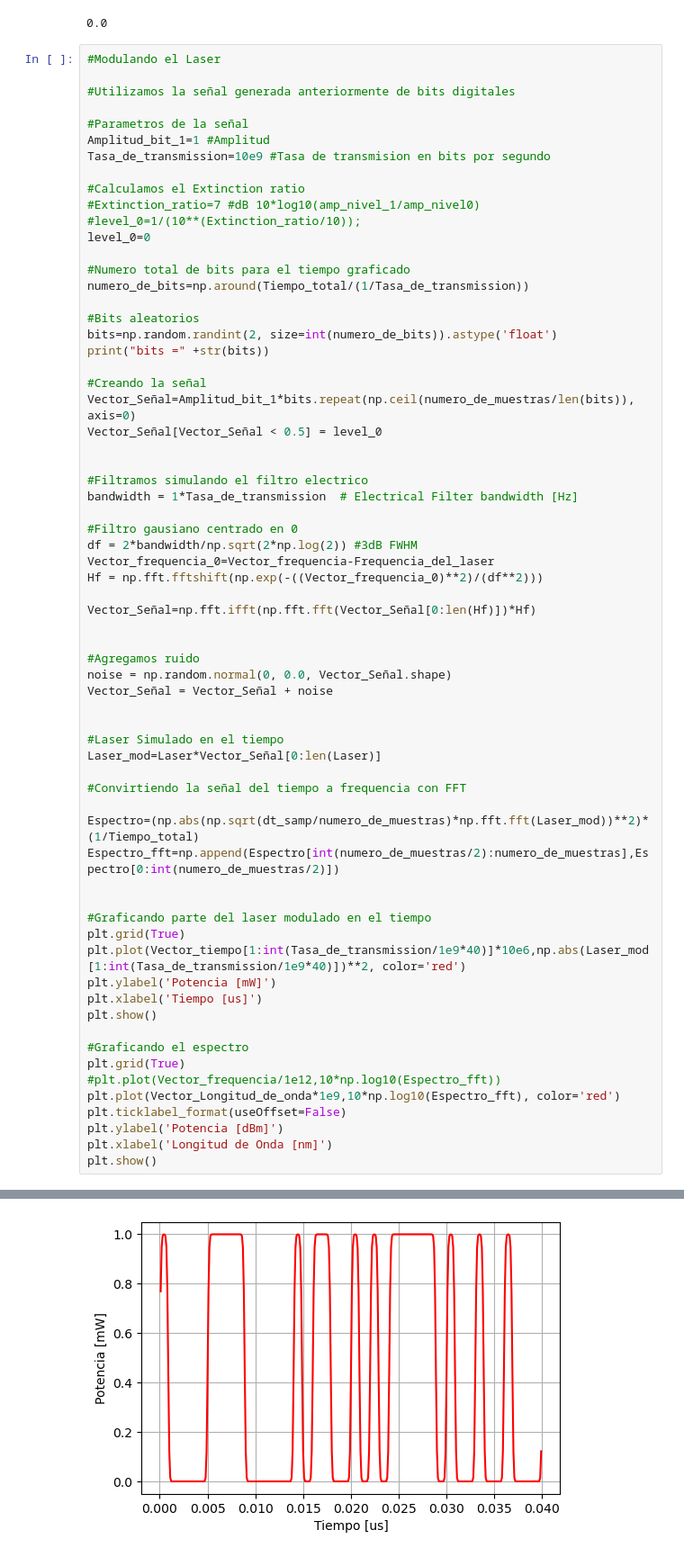
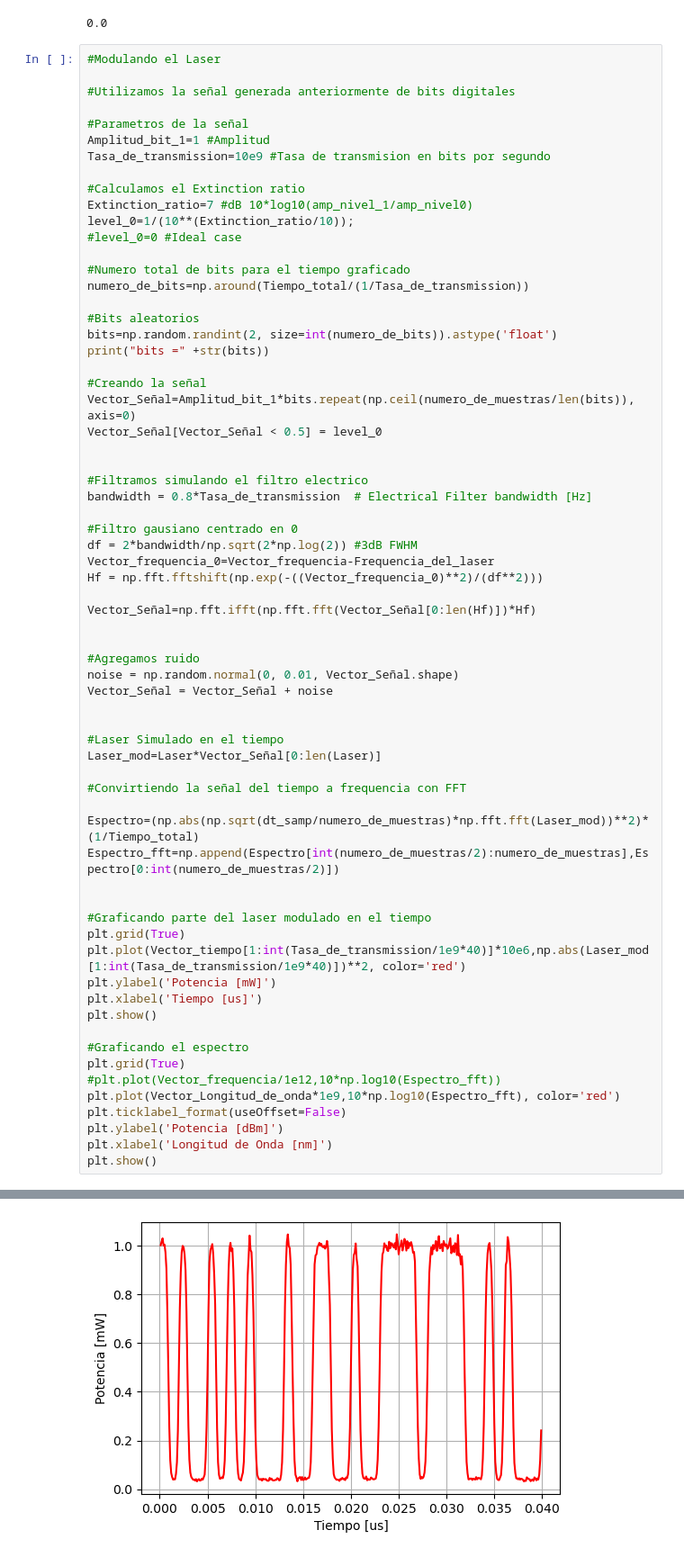
Before and after one commit to DiegoVillafani1/Red-de-transporte-de-fibra-optica-para-5G, a Jupyter notebook: 5G_clase_5.ipynb, the cells around one changed output, grey strips where cells are left out. Shown at 90% size. Drawn from its saved outputs; the diff is of its cells as text.

```diff
--- a/5G_clase_5.ipynb
+++ b/5G_clase_5.ipynb
@@ -103,9 +103,9 @@ Amplitud_bit_1=1 #Amplitud
 Tasa_de_transmission=10e9 #Tasa de transmision en bits por segundo
 
 #Calculamos el Extinction ratio
-#Extinction_ratio=7 #dB 10*log10(amp_nivel_1/amp_nivel0)
-#level_0=1/(10**(Extinction_ratio/10));
-level_0=0
+Extinction_ratio=7 #dB 10*log10(amp_nivel_1/amp_nivel0)
+level_0=1/(10**(Extinction_ratio/10));
+#level_0=0 #Ideal case
 
 #Numero total de bits para el tiempo graficado
 numero_de_bits=np.around(Tiempo_total/(1/Tasa_de_transmission))
@@ -120,7 +120,7 @@ Vector_Señal[Vector_Señal < 0.5] = level_0
 
 
 #Filtramos simulando el filtro electrico
-bandwidth = 1*Tasa_de_transmission  # Electrical Filter bandwidth [Hz]
+bandwidth = 0.8*Tasa_de_transmission  # Electrical Filter bandwidth [Hz]
 
 #Filtro gausiano centrado en 0
 df = 2*bandwidth/np.sqrt(2*np.log(2)) #3dB FWHM
@@ -131,7 +131,7 @@ Vector_Señal=np.fft.ifft(np.fft.fft(Vector_Señal[0:len(Hf)])*Hf)
 
 
 #Agregamos ruido
-noise = np.random.normal(0, 0.0, Vector_Señal.shape)
+noise = np.random.normal(0, 0.01, Vector_Señal.shape)
 Vector_Señal = Vector_Señal + noise
 
 
@@ -164 +164 @@ bits =[1. 0. 0. ... 0. 1. 0.]
-[figure, old version]
+[figure, new version]
```
Also changed, not shown: parts of 6 cells of this notebook.
